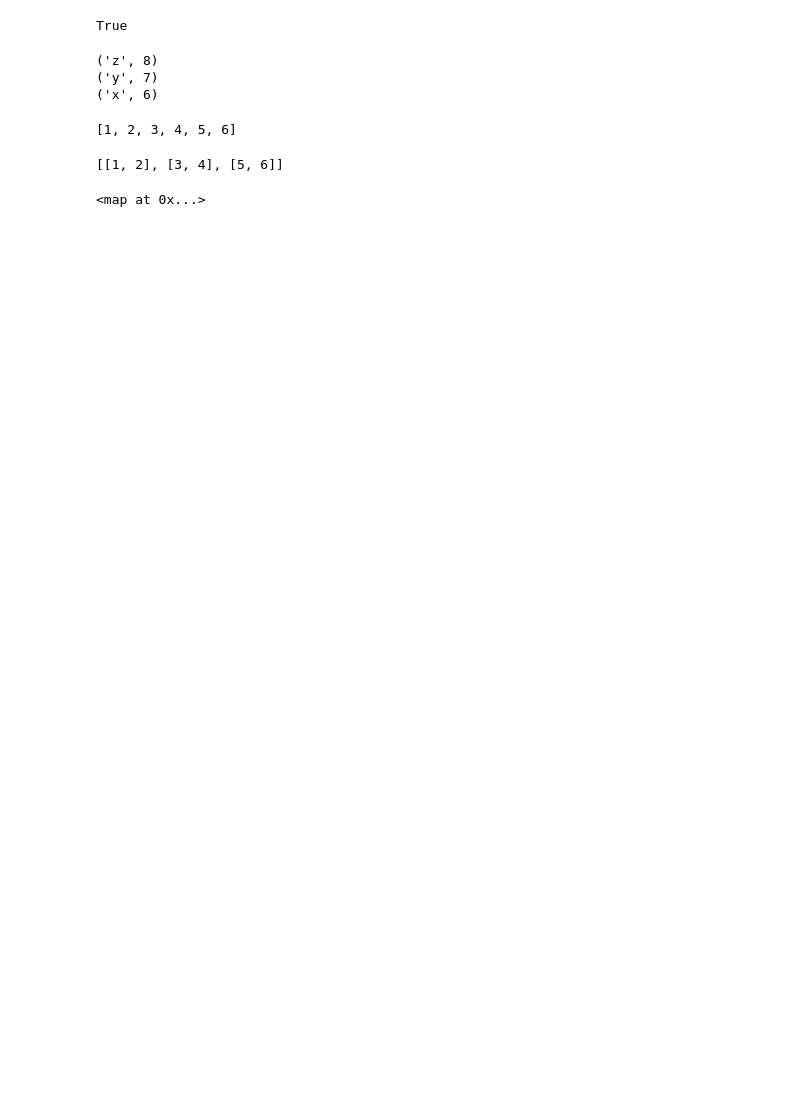
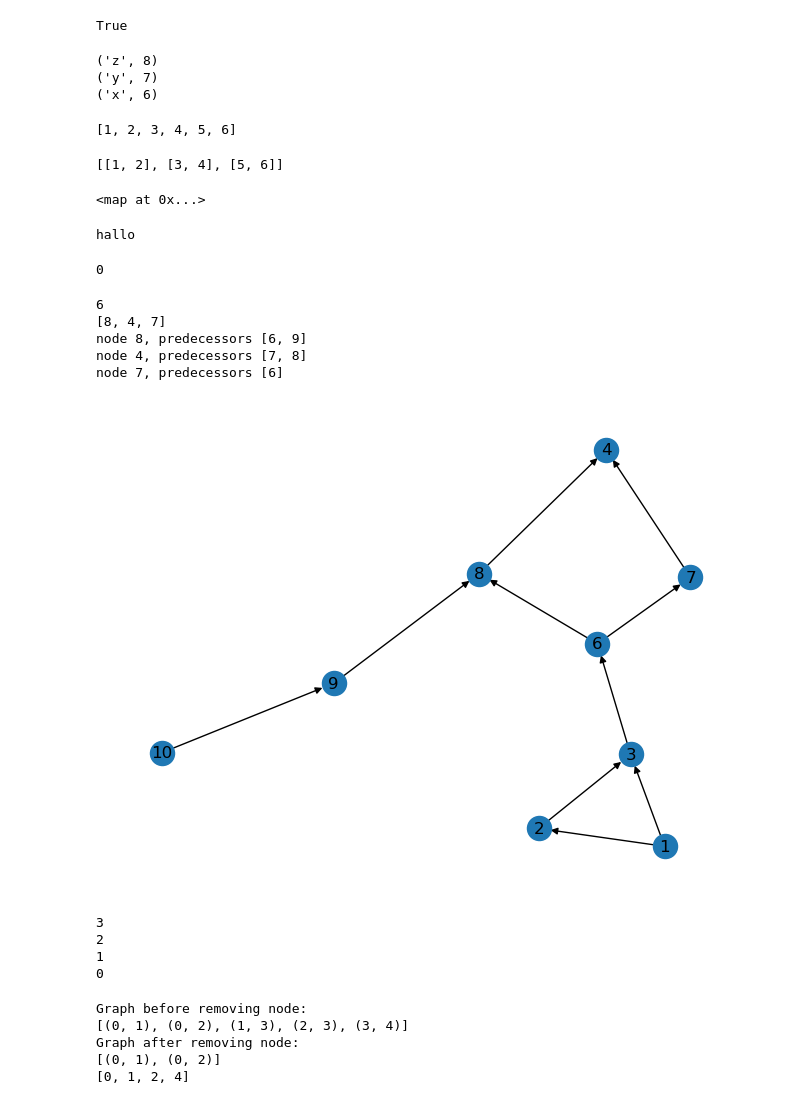
Before and after one commit to NeWildeSache/SAT-Lab, a Jupyter notebook: test.ipynb, the cells around one changed output. Drawn from its saved outputs; the diff is of its cells as text; code cells hidden in the pictures; blank space fills up the shorter version.

```diff
--- a/test.ipynb
+++ b/test.ipynb
@@ -32,3 +32,81 @@ l = map(abs,[-1,2,-3])
 l
 # %% [output]
 <map at 0x...>
+# %%
+s = set()
+s.add("hallo")
+print(s.pop())
+# %% [output]
+hallo
+# %%
+a = [[],2,[],2]
+a.index([])
+# %% [output]
+0
+# %%
+import networkx as nx
+
+G = nx.DiGraph([(1, 2), (1, 3), (2, 3), (3, 6), (6, 7),(6,8),(7,4),(8,4)])
+G.add_edge(10,9)
+G.add_edge(9,8)
+# show image of graph
+import matplotlib.pyplot as plt
+nx.draw(G, with_labels=True)
+source = 4
+uip = nx.immediate_dominators(G, 1)[source]
+print(uip)
+descendants_of_uip = list(nx.descendants(G, uip))
+print(descendants_of_uip)
+for node in descendants_of_uip:
+    print(f"node {node}, predecessors {list(G.predecessors(node))}")
+# %% [output]
+6
+[8, 4, 7]
+node 8, predecessors [6, 9]
+node 4, predecessors [7, 8]
+node 7, predecessors [6]
+[figure, added]
+# %%
+l = [1,2,3,4,5]
+for i,x in enumerate(reversed(l[:-1])):
+    print(len(l)-(i+2))
+# %% [output]
+3
+2
+1
+0
+# %%
+import networkx as nx
+
+# Create a directed graph
+G = nx.DiGraph()
+
+# Add edges to the graph (example graph)
+edges = [
+    (0, 1), (0, 2),
+    (1, 3),
+    (2, 3),
+    (3, 4)
+]
+G.add_edges_from(edges)
+
+# Print the graph before removing the node
+print("Graph before removing node:")
+print(G.edges)
+
+# Choose a node to remove
+node_to_remove = 3
+
+# Remove the node from the graph
+G.remove_node(node_to_remove)
+
+# Print the graph after removing the node
+print("Graph after removing node:")
+print(G.edges)
+print(G.nodes)
+# %% [output]
+Graph before removing node:
+[(0, 1), (0, 2), (1, 3), (2, 3), (3, 4)]
+Graph after removing node:
+[(0, 1), (0, 2)]
+[0, 1, 2, 4]
```
Also changed, not shown: 8 other files.
